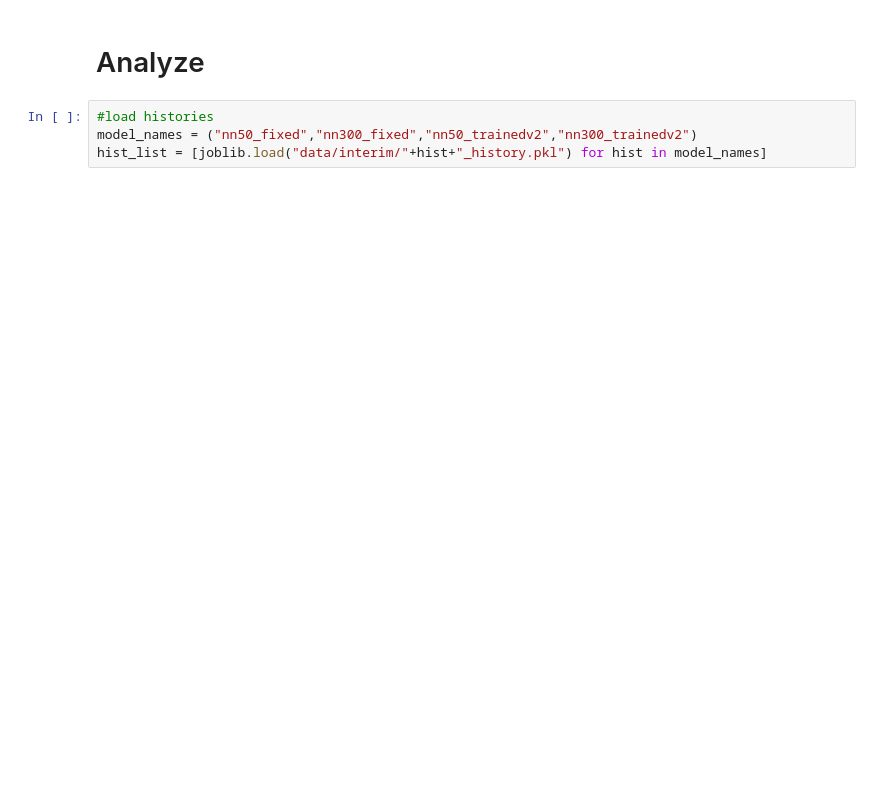
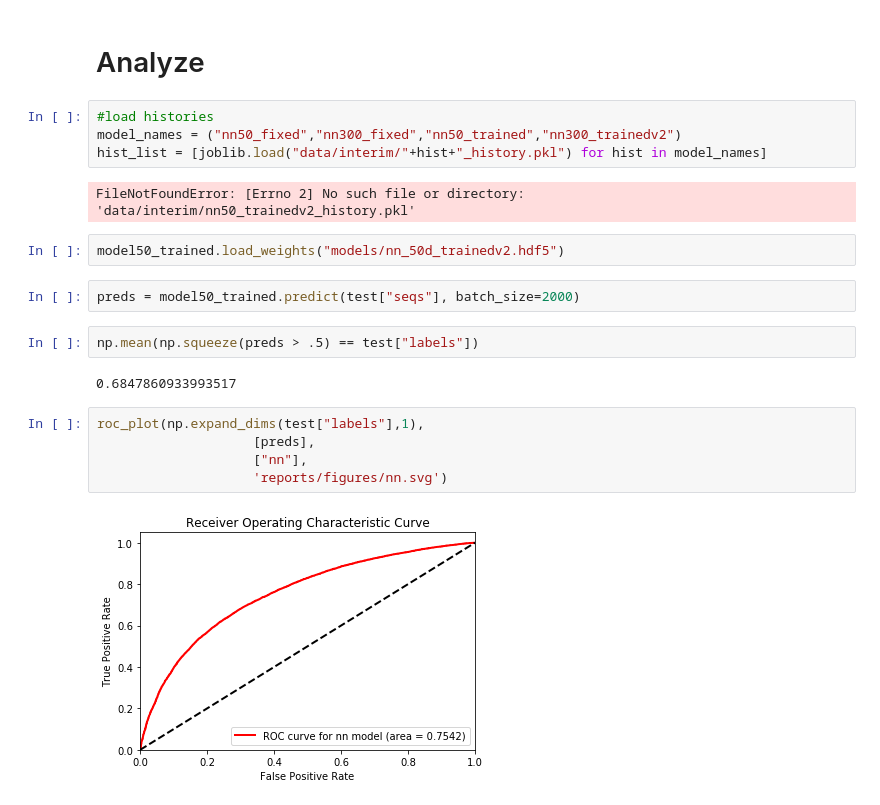
Before and after one commit to rossbm/udacity-ml-capstone, a Jupyter notebook: notebooks/4.2 - Neural Networks - Same learnming rate.ipynb, the cells around one changed output. Cells and saved outputs as stored; diff of their text form; blank space fills up the shorter version.

```diff
--- a/notebooks/4.2 - Neural Networks - Same learnming rate.ipynb
+++ b/notebooks/4.2 - Neural Networks - Same learnming rate.ipynb
@@ -178,5 +176,22 @@ joblib.dump(history300_trained.history, "data/interim/nn300_trained_historyv2.pk
 # Analyze
 # %%
 #load histories
-model_names = ("nn50_fixed","nn300_fixed","nn50_trainedv2","nn300_trainedv2")
+model_names = ("nn50_fixed","nn300_fixed","nn50_trained","nn300_trainedv2")
 hist_list = [joblib.load("data/interim/"+hist+"_history.pkl") for hist in model_names]
+# %% [output]
+FileNotFoundError: [Errno 2] No such file or directory: 'data/interim/nn50_trainedv2_history.pkl'
+# %%
+model50_trained.load_weights("models/nn_50d_trainedv2.hdf5")
+# %%
+preds = model50_trained.predict(test["seqs"], batch_size=2000)
+# %%
+np.mean(np.squeeze(preds > .5) == test["labels"])
+# %% [output]
+0.6847860933993517
+# %%
+roc_plot(np.expand_dims(test["labels"],1),
+                    [preds],
+                    ["nn"],
+                    'reports/figures/nn.svg')
+# %% [output]
+[figure, added]
```
Also changed, not shown: parts of 4 cells of this notebook, 3 other files.
